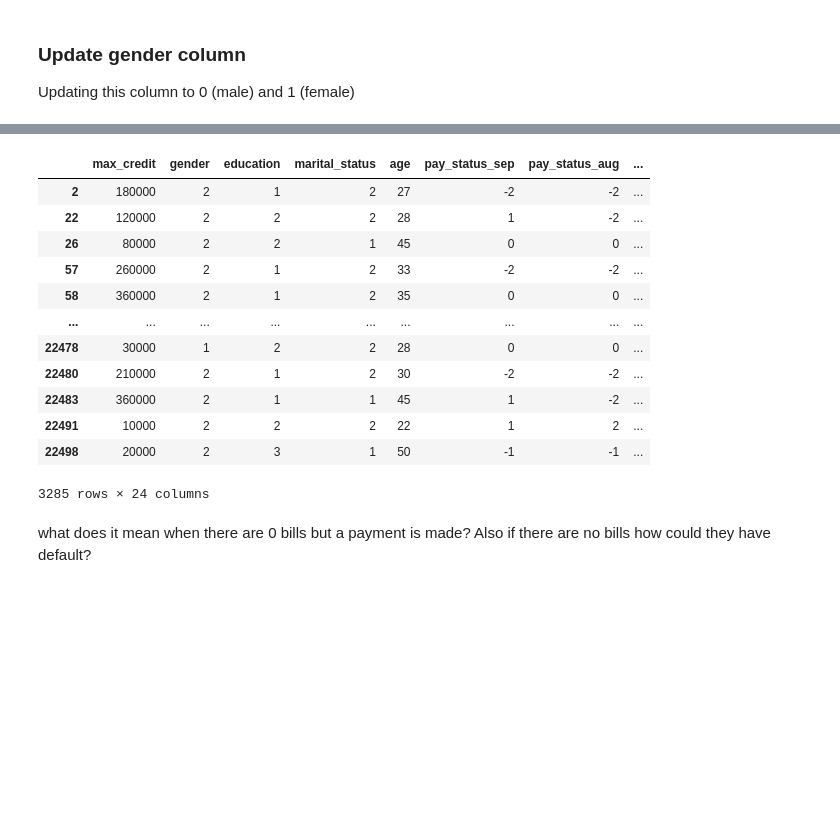
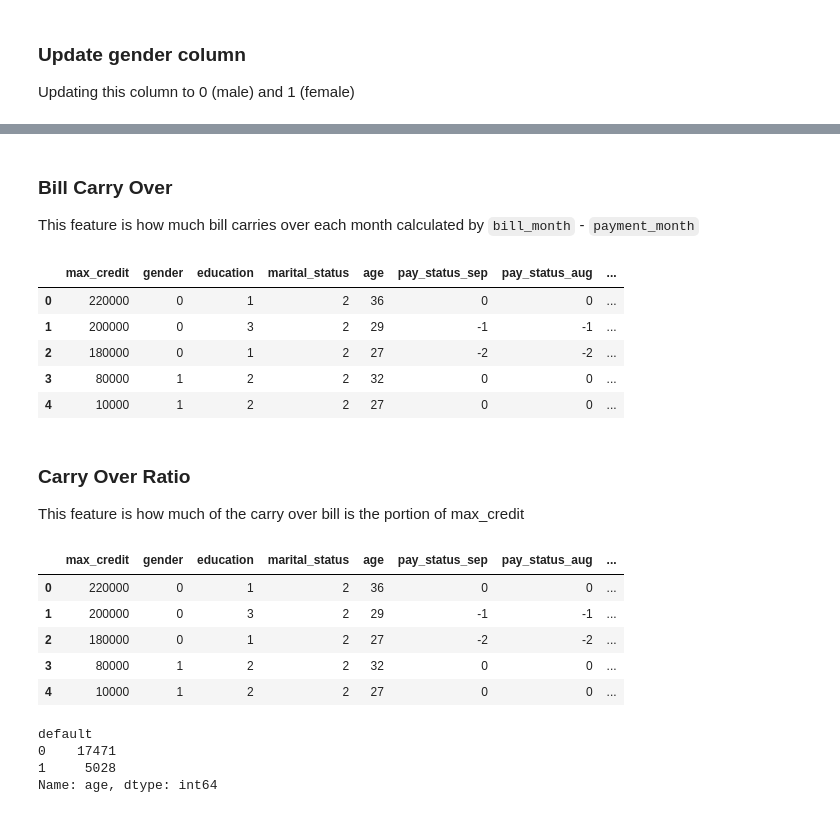
Before and after one commit to Astroraf/cc_default_prediction_model, a Jupyter notebook: notebooks/default_payment_eda.ipynb, the cells around one changed output, grey strips where cells are left out. Saved outputs shown, nothing was run; the diff lists cells and outputs as text; code cells hidden in the pictures; blank space fills up the shorter version.

```diff
--- a/notebooks/default_payment_eda.ipynb
+++ b/notebooks/default_payment_eda.ipynb
@@ -358,6 +266,0 @@ df[(df.bill_sep==0) & (df.bill_aug==0) & (df.bill_jul==0) &
-# %%
-pay_status_columns = ["pay_status_sep", "pay_status_aug", "pay_status_jul",
-                      "pay_status_jun", "pay_status_may", "pay_status_apr"]
-
-for stat_month in pay_status_columns:
-    df[stat_month] = df[stat_month].apply(tl.clean_pay_status)
@@ -381,21 +267,22 @@ df[((df.pay_status_sep==0) & (df.pay_status_aug==0) & (df.pay_status_jul==0) &
-# %%
-df[((df.bill_sep==0) | (df.bill_aug==0) | (df.bill_jul==0) |
-   (df.bill_jun==0) | (df.bill_may==0) | (df.bill_apr==0)) &
-   ((df.pay_status_sep==-2) | (df.pay_status_aug==-2) | (df.pay_status_jul==-2) |
-   (df.pay_status_jun==-2) | (df.pay_status_may==-2) | (df.pay_status_apr==-2))]
-# %% [output]
-|  | max_credit | gender | education | marital_status | age | pay_status_sep | pay_status_aug | ... |
-| 2 | 180000 | 2 | 1 | 2 | 27 | -2 | -2 | ... |
-| 22 | 120000 | 2 | 2 | 2 | 28 | 1 | -2 | ... |
-| 26 | 80000 | 2 | 2 | 1 | 45 | 0 | 0 | ... |
-| 57 | 260000 | 2 | 1 | 2 | 33 | -2 | -2 | ... |
-| 58 | 360000 | 2 | 1 | 2 | 35 | 0 | 0 | ... |
-| ... | ... | ... | ... | ... | ... | ... | ... | ... |
-| 22478 | 30000 | 1 | 2 | 2 | 28 | 0 | 0 | ... |
-| 22480 | 210000 | 2 | 1 | 2 | 30 | -2 | -2 | ... |
-| 22483 | 360000 | 2 | 1 | 1 | 45 | 1 | -2 | ... |
-| 22491 | 10000 | 2 | 2 | 2 | 22 | 1 | 2 | ... |
-| 22498 | 20000 | 2 | 3 | 1 | 50 | -1 | -1 | ... |
-3285 rows × 24 columns
-# %% [markdown]
-what does it mean when there are 0 bills but a payment is made? Also if there are no bills how could they have default?
+# %% [markdown]
+### Bill Carry Over
+This feature is how much bill carries over each month calculated by `bill_month` - `payment_month`
+# %%
+bills = ["bill_sep", "bill_aug", "bill_jul", "bill_jun", "bill_may", "bill_apr"]
+payments = ["payment_sep", "payment_aug", "payments_jul", "payment_jun", "payment_may", "payment_apr"]
+carry_overs = ["carry_sep", "carry_aug", "carry_jul", "carry_jun", "carry_may", "carry_apr"]
+
+for bill, payment, carry in zip(bills, payments, carry_overs):
+    df[carry] = df[bill] - df[payment]
+# %%
+df.head()
+# %% [output]
+|  | max_credit | gender | education | marital_status | age | pay_status_sep | pay_status_aug | ... |
+| 0 | 220000 | 0 | 1 | 2 | 36 | 0 | 0 | ... |
+| 1 | 200000 | 0 | 3 | 2 | 29 | -1 | -1 | ... |
+| 2 | 180000 | 0 | 1 | 2 | 27 | -2 | -2 | ... |
+| 3 | 80000 | 1 | 2 | 2 | 32 | 0 | 0 | ... |
+| 4 | 10000 | 1 | 2 | 2 | 27 | 0 | 0 | ... |
+# %% [markdown]
+### Carry Over Ratio
+This feature is how much of the carry over bill is the portion of max_credit
@@ -401,0 +294,16 @@ what does it mean when there are 0 bills but a payment is made? Also if there ar
+# %%
+df.head()
+# %% [output]
+|  | max_credit | gender | education | marital_status | age | pay_status_sep | pay_status_aug | ... |
+| 0 | 220000 | 0 | 1 | 2 | 36 | 0 | 0 | ... |
+| 1 | 200000 | 0 | 3 | 2 | 29 | -1 | -1 | ... |
+| 2 | 180000 | 0 | 1 | 2 | 27 | -2 | -2 | ... |
+| 3 | 80000 | 1 | 2 | 2 | 32 | 0 | 0 | ... |
+| 4 | 10000 | 1 | 2 | 2 | 27 | 0 | 0 | ... |
+# %%
+df.groupby("default").age.count()
+# %% [output]
+default
+0    17471
+1     5028
+Name: age, dtype: int64
```
Also changed, not shown: parts of 51 cells of this notebook, 3 other files.
